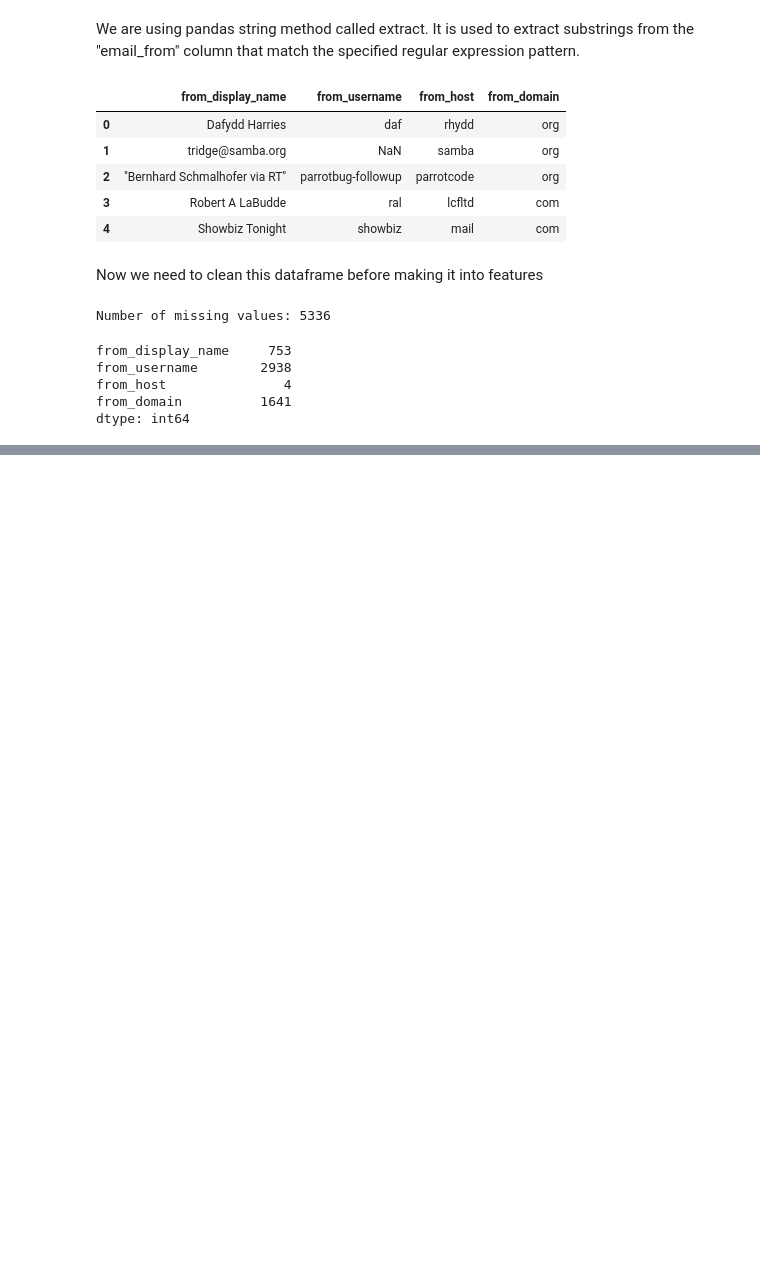
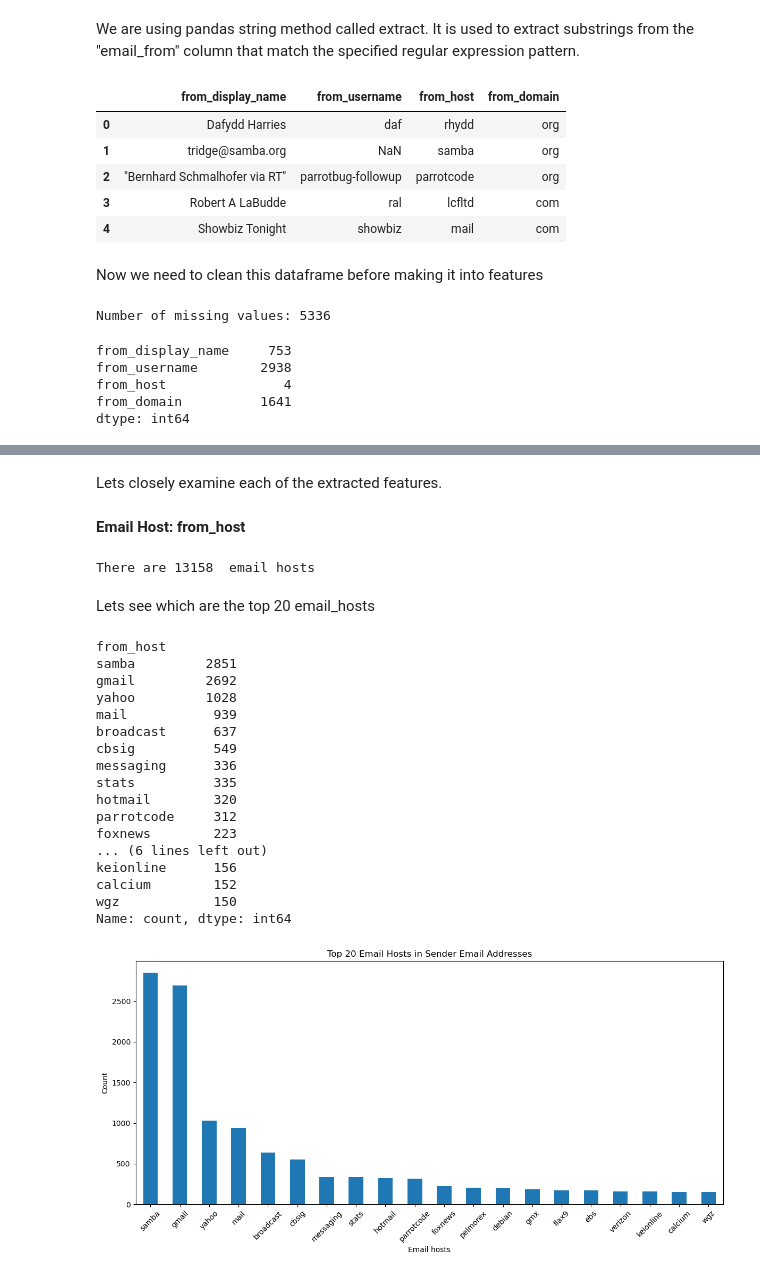
Before and after one commit to dfrancis-tech/email_spam, a Jupyter notebook: Feature_Engineering.ipynb, the cells around one changed output, grey strips where cells are left out. Drawn from its saved outputs; the diff is of its cells as text; code cells hidden in the pictures; blank space fills up the shorter version.

Commit message:
feature engineer email hosts

```diff
--- a/Feature_Engineering.ipynb
+++ b/Feature_Engineering.ipynb
@@ -155,0 +162,43 @@ df_email_from.isna().sum()
+# %% [markdown]
+Lets closely examine each of the extracted features.
+# %% [markdown]
+**Email Host: from_host**
+# %%
+# Unique email hosts
+print('There are', df_email_from['from_host'].value_counts().count(), ' email hosts')
+# %% [output]
+There are 13158  email hosts
+# %% [markdown]
+Lets see which are the top 20 email_hosts
+# %%
+top_20_counts = df_email_from['from_host'].value_counts().head(20)
+print(top_20_counts)
+
+# Plotting the top 20 value counts as a bar plot
+plt.figure(figsize=(12, 6))
+top_20_counts.plot(kind='bar')
+plt.xlabel('Email hosts')
+plt.ylabel('Count')
+plt.title('Top 20 Email Hosts in Sender Email Addresses')
+plt.xticks(rotation=45)
+plt.tight_layout()
+plt.show()
+# %% [output]
+from_host
+samba         2851
+gmail         2692
+yahoo         1028
+mail           939
+broadcast      637
+cbsig          549
+messaging      336
+stats          335
+hotmail        320
+parrotcode     312
+foxnews        223
+... (6 lines left out)
+keionline      156
+calcium        152
+wgz            150
+Name: count, dtype: int64
+[figure, added]
```
Also changed, not shown: parts of 7 cells of this notebook.
